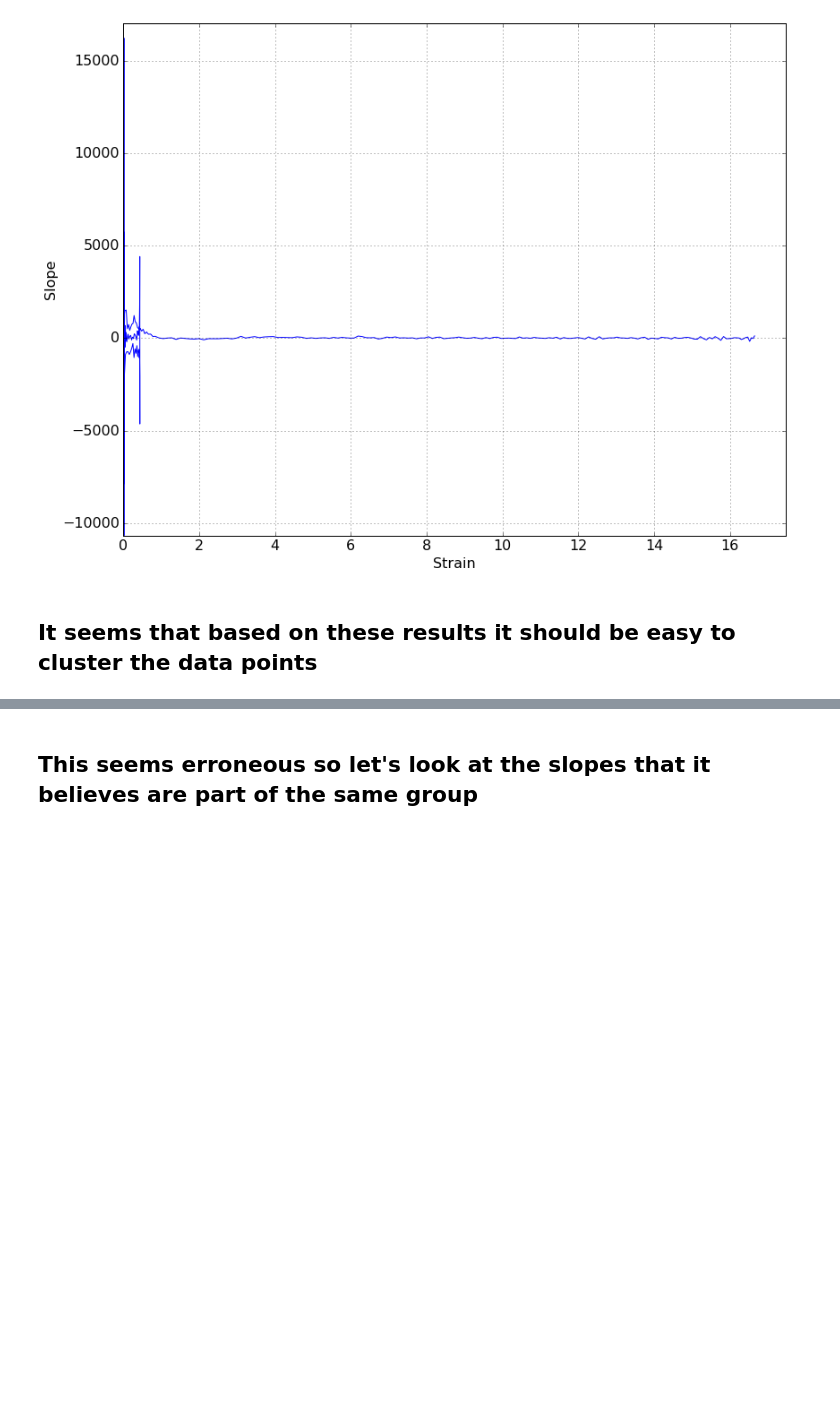
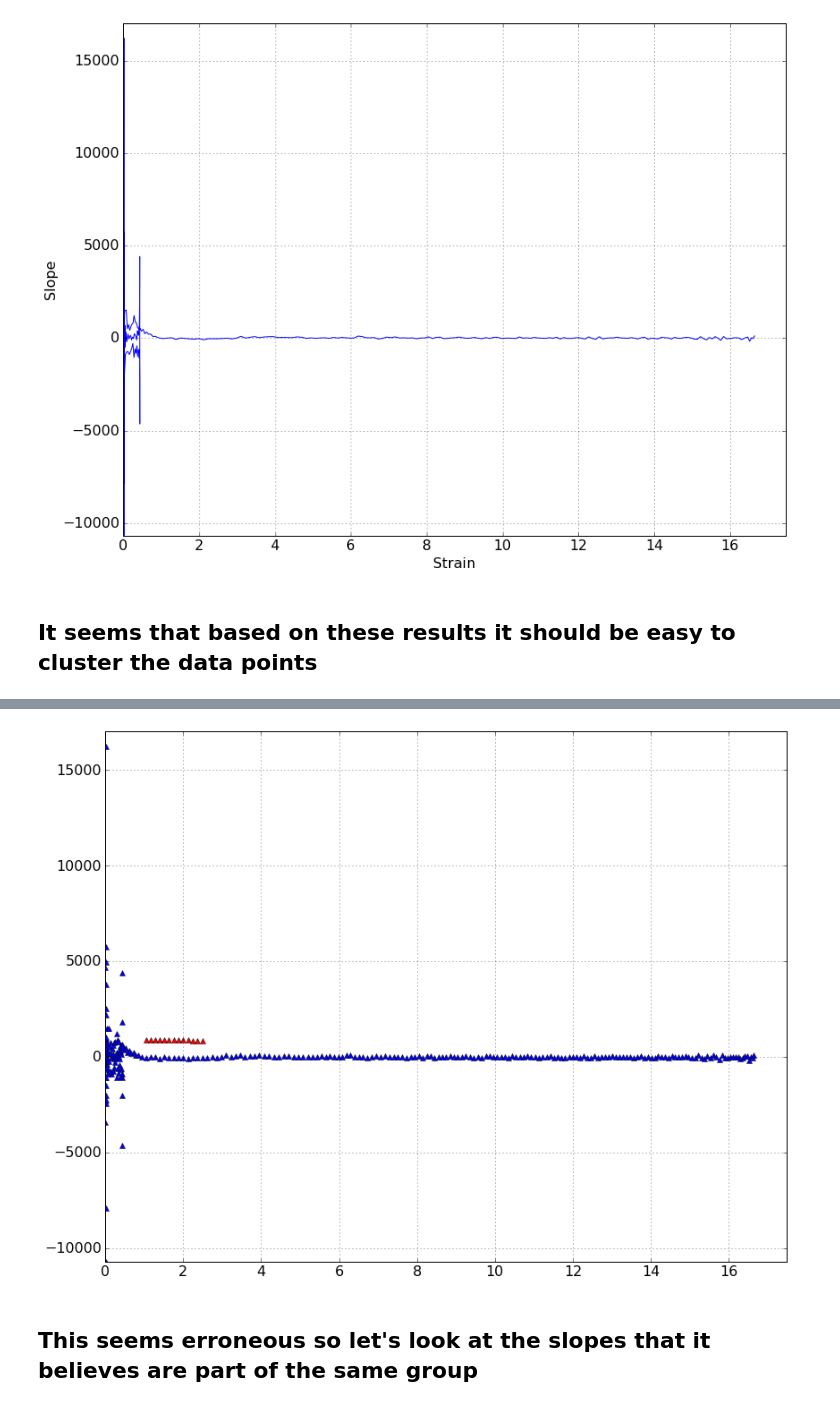
Before and after one commit to ednusi/MatPy, a Jupyter notebook: Grouping Data by Slope.ipynb, the cells around one changed output, grey strips where cells are left out. Drawn from its saved outputs; the diff is of its cells as text; code cells hidden in the pictures; blank space fills up the shorter version.

Commit message:
Estimate with exponential model to carry out approx

```diff
--- a/Grouping Data by Slope.ipynb
+++ b/Grouping Data by Slope.ipynb
@@ -27,9 +29,10 @@ plot.plot2D(strainvslope,'Strain','Slope')
 # %% [markdown]
 ## It seems that based on these results it should be easy to cluster the data points
 # %%
-predictions = suite.kcluster(strainvslope, numclusters=2, init='random').predict(strain[:,None][:])
+predictions = suite.kcluster(model, numclusters=2, init='random').predict(strain[:,None][:])
 elastic, plastic = suite.splitdata(model,predictions)
 
 plot.plotmult2D(elastic,plastic)
+suite.get_slopes(model)
 # %% [output]
 [figure]
@@ -36,3 +56,9 @@ plot.plotmult2D(elastic,plastic)
+# %%
+#model = elastic (To continue scoping in on elastic region)
+predictions = suite.kcluster(model, numclusters=2, init='random').predict(strain[:,None][:])
+plot.plotmult2D(suite.combine_data(model[:,0],suite.get_slopes(model)),plastic)
+# %% [output]
+[figure, added]
 # %% [markdown]
 ## This seems erroneous so let's look at the slopes that it believes are part of the same group
 # %%
```
Also changed, not shown: parts of 2 cells of this notebook, 6 other files.
